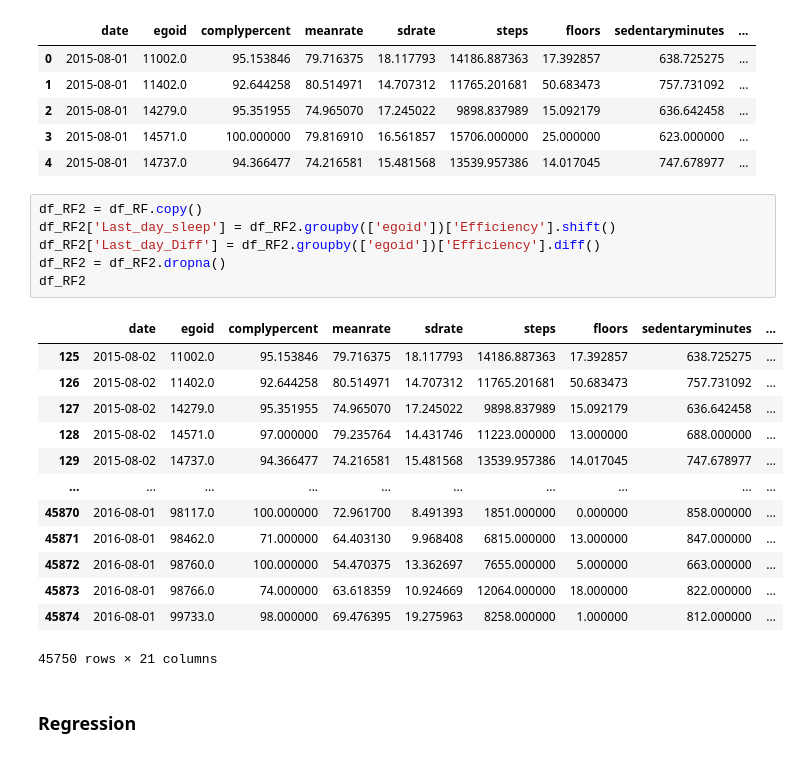
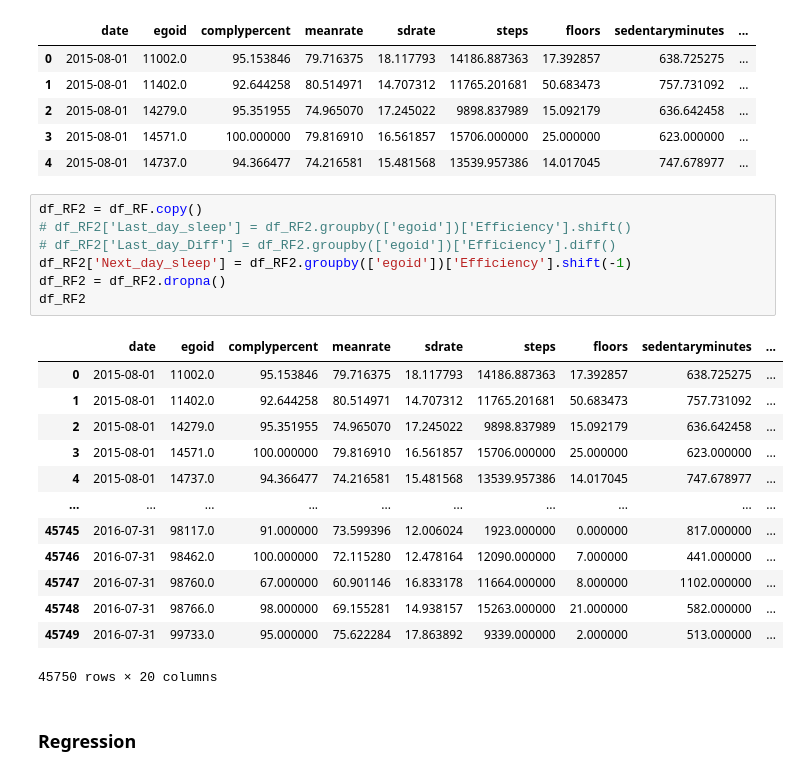
Before and after one commit to melaniaczobit/Major-Research-Project, a Jupyter notebook: MRP_Random_Forest.ipynb, the cells around one changed output. Drawn from its saved outputs; the diff is of its cells as text.

```diff
--- a/MRP_Random_Forest.ipynb
+++ b/MRP_Random_Forest.ipynb
@@ -116,24 +116,25 @@ df_RF.head()
 | 4 | 2015-08-01 | 14737.0 | 94.366477 | 74.216581 | 15.481568 | 13539.957386 | 14.017045 | 747.678977 | ... |
 # %%
 df_RF2 = df_RF.copy()
-df_RF2['Last_day_sleep'] = df_RF2.groupby(['egoid'])['Efficiency'].shift()
-df_RF2['Last_day_Diff'] = df_RF2.groupby(['egoid'])['Efficiency'].diff()
+# df_RF2['Last_day_sleep'] = df_RF2.groupby(['egoid'])['Efficiency'].shift()
+# df_RF2['Last_day_Diff'] = df_RF2.groupby(['egoid'])['Efficiency'].diff()
+df_RF2['Next_day_sleep'] = df_RF2.groupby(['egoid'])['Efficiency'].shift(-1)
 df_RF2 = df_RF2.dropna()
 df_RF2
 # %% [output]
 |  | date | egoid | complypercent | meanrate | sdrate | steps | floors | sedentaryminutes | ... |
-| 125 | 2015-08-02 | 11002.0 | 95.153846 | 79.716375 | 18.117793 | 14186.887363 | 17.392857 | 638.725275 | ... |
-| 126 | 2015-08-02 | 11402.0 | 92.644258 | 80.514971 | 14.707312 | 11765.201681 | 50.683473 | 757.731092 | ... |
-| 127 | 2015-08-02 | 14279.0 | 95.351955 | 74.965070 | 17.245022 | 9898.837989 | 15.092179 | 636.642458 | ... |
-| 128 | 2015-08-02 | 14571.0 | 97.000000 | 79.235764 | 14.431746 | 11223.000000 | 13.000000 | 688.000000 | ... |
-| 129 | 2015-08-02 | 14737.0 | 94.366477 | 74.216581 | 15.481568 | 13539.957386 | 14.017045 | 747.678977 | ... |
+| 0 | 2015-08-01 | 11002.0 | 95.153846 | 79.716375 | 18.117793 | 14186.887363 | 17.392857 | 638.725275 | ... |
+| 1 | 2015-08-01 | 11402.0 | 92.644258 | 80.514971 | 14.707312 | 11765.201681 | 50.683473 | 757.731092 | ... |
+| 2 | 2015-08-01 | 14279.0 | 95.351955 | 74.965070 | 17.245022 | 9898.837989 | 15.092179 | 636.642458 | ... |
+| 3 | 2015-08-01 | 14571.0 | 100.000000 | 79.816910 | 16.561857 | 15706.000000 | 25.000000 | 623.000000 | ... |
+| 4 | 2015-08-01 | 14737.0 | 94.366477 | 74.216581 | 15.481568 | 13539.957386 | 14.017045 | 747.678977 | ... |
 | ... | ... | ... | ... | ... | ... | ... | ... | ... | ... |
-| 45870 | 2016-08-01 | 98117.0 | 100.000000 | 72.961700 | 8.491393 | 1851.000000 | 0.000000 | 858.000000 | ... |
-| 45871 | 2016-08-01 | 98462.0 | 71.000000 | 64.403130 | 9.968408 | 6815.000000 | 13.000000 | 847.000000 | ... |
-| 45872 | 2016-08-01 | 98760.0 | 100.000000 | 54.470375 | 13.362697 | 7655.000000 | 5.000000 | 663.000000 | ... |
-| 45873 | 2016-08-01 | 98766.0 | 74.000000 | 63.618359 | 10.924669 | 12064.000000 | 18.000000 | 822.000000 | ... |
-| 45874 | 2016-08-01 | 99733.0 | 98.000000 | 69.476395 | 19.275963 | 8258.000000 | 1.000000 | 812.000000 | ... |
+| 45745 | 2016-07-31 | 98117.0 | 91.000000 | 73.599396 | 12.006024 | 1923.000000 | 0.000000 | 817.000000 | ... |
+| 45746 | 2016-07-31 | 98462.0 | 100.000000 | 72.115280 | 12.478164 | 12090.000000 | 7.000000 | 441.000000 | ... |
+| 45747 | 2016-07-31 | 98760.0 | 67.000000 | 60.901146 | 16.833178 | 11664.000000 | 8.000000 | 1102.000000 | ... |
+| 45748 | 2016-07-31 | 98766.0 | 98.000000 | 69.155281 | 14.938157 | 15263.000000 | 21.000000 | 582.000000 | ... |
+| 45749 | 2016-07-31 | 99733.0 | 95.000000 | 75.622284 | 17.863892 | 9339.000000 | 2.000000 | 513.000000 | ... |
-45750 rows × 21 columns
+45750 rows × 20 columns
 # %% [markdown]
 ### **Regression**
 # %%
```
Also changed, not shown: parts of 6 cells of this notebook.
